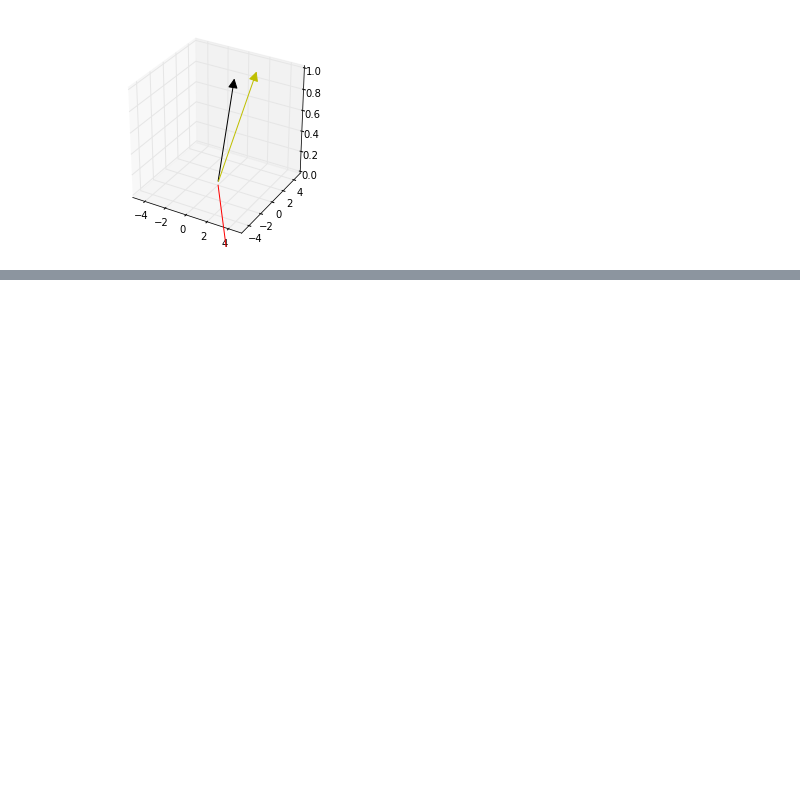
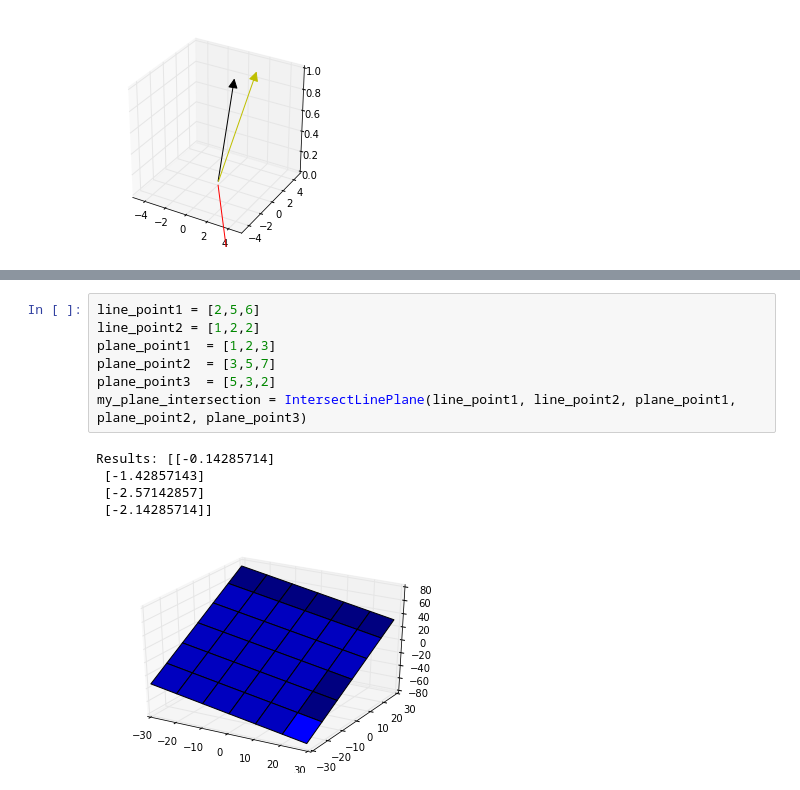
Before and after one commit to carlespoles/DSCI6001-student, a Jupyter notebook: week4/4.2/DSCI6001-4.2.Lab-CarlesPolesMielgo.ipynb, the cells around one changed output, grey strips where cells are left out. Drawn from its saved outputs; the diff is of its cells as text; blank space fills up the shorter version.

```diff
--- a/week4/4.2/DSCI6001-4.2.Lab-CarlesPolesMielgo.ipynb
+++ b/week4/4.2/DSCI6001-4.2.Lab-CarlesPolesMielgo.ipynb
@@ -102,0 +182,13 @@ my_intersection = Intersection(point1, point2, plane_coeff)
+# %%
+line_point1 = [2,5,6]
+line_point2 = [1,2,2]
+plane_point1  = [1,2,3]
+plane_point2  = [3,5,7]
+plane_point3  = [5,3,2]
+my_plane_intersection = IntersectLinePlane(line_point1, line_point2, plane_point1, plane_point2, plane_point3)
+# %% [output]
+Results: [[-0.14285714]
+ [-1.42857143]
+ [-2.57142857]
+ [-2.14285714]]
+[figure, added]
```
Also changed, not shown: parts of 3 cells of this notebook.
